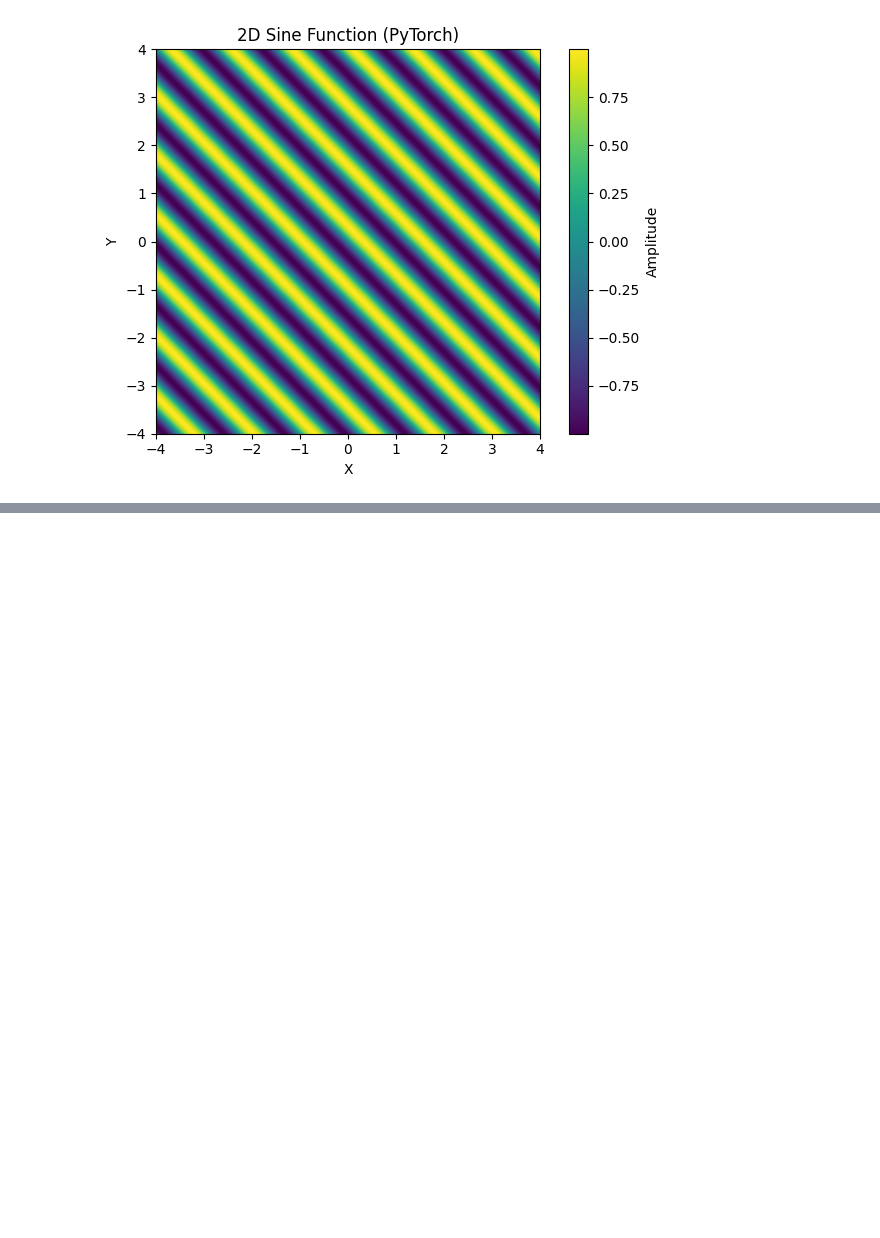
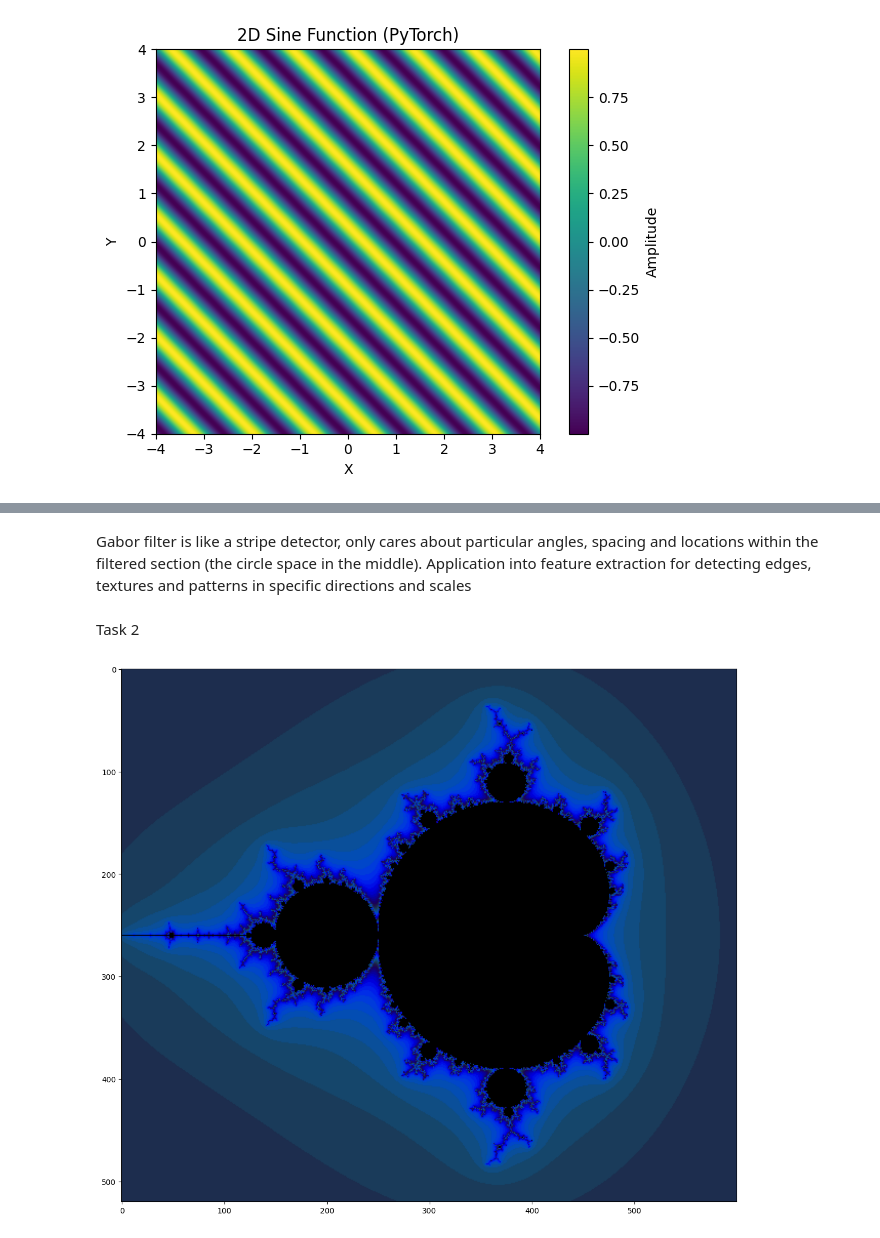
Before and after one commit to Thoemodachi/pattern-analysis-2025, a Jupyter notebook: a1.ipynb, the cells around one changed output, grey strips where cells are left out. Cells and saved outputs as stored; diff of their text form; code cells hidden in the pictures; blank space fills up the shorter version.

Commit message:
task 2 code complete

```diff
--- a/a1.ipynb
+++ b/a1.ipynb
@@ -88,0 +113,53 @@ plt.show()
+# %% [markdown]
+Gabor filter is like a stripe detector, only cares about particular angles, spacing and locations within the filtered section (the circle space in the middle). Application into feature extraction for detecting edges, textures and patterns in specific directions and scales
+# %% [markdown]
+Task 2
+# %%
+# Use NumPy to create a 2D array of complex numbers on [-2,2]x[-2,2]
+Y, X = np.mgrid[-1.3:1.3:0.005,-2:1:0.005]
+
+# load into PyTorch tensors
+x = torch.Tensor(X)
+y = torch.Tensor(Y)
+z = torch.complex(x, y) #important!
+zs = z.clone() #Updated!
+ns = torch.zeros_like(z)
+
+# transfer to the GPU device
+z = z.to(device)
+zs = zs.to(device)
+ns = ns.to(device)
+
+#Mandelbrot Set
+for i in range(200):
+    #Compute the new values of z: z^2 + x
+    zs_ = zs * zs + z
+    #Have we diverged with this new value?
+    not_diverged = torch.abs(zs_) < 4.0
+    #Update variables to compute
+    ns += not_diverged
+    zs = zs_
+
+#plot
+import matplotlib.pyplot as plt
+fig = plt.figure(figsize=(16,10))
+def processFractal(a):
+    """
+    Display an array of iteration counts as a
+    colorful picture of a fractal.
+    """
+
+    a_cyclic = (6.28*a/20.0).reshape(list(a.shape)+[1])
+    img = np.concatenate([10+20*np.cos(a_cyclic),
+    30+50*np.sin(a_cyclic),
+    155-80*np.cos(a_cyclic)], 2)
+    img[a==a.max()] = 0
+    a = img
+    a = np.uint8(np.clip(a, 0, 255))
+    return a
+
+plt.imshow(processFractal(ns.cpu().numpy()))
+plt.tight_layout(pad=0)
+plt.show()
+# %% [output]
+[figure, added]
```
Also changed, not shown: parts of 12 cells of this notebook.
